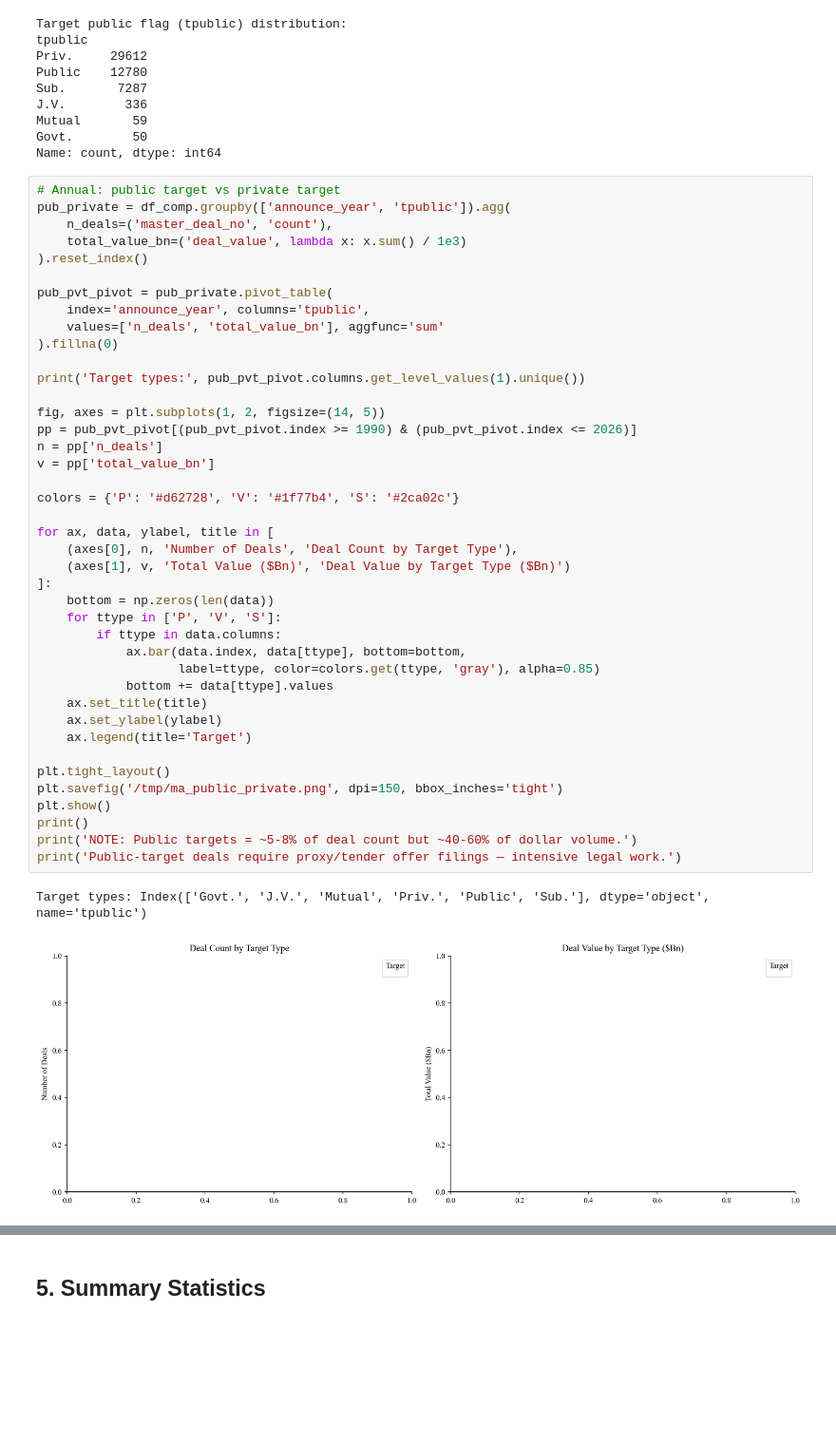
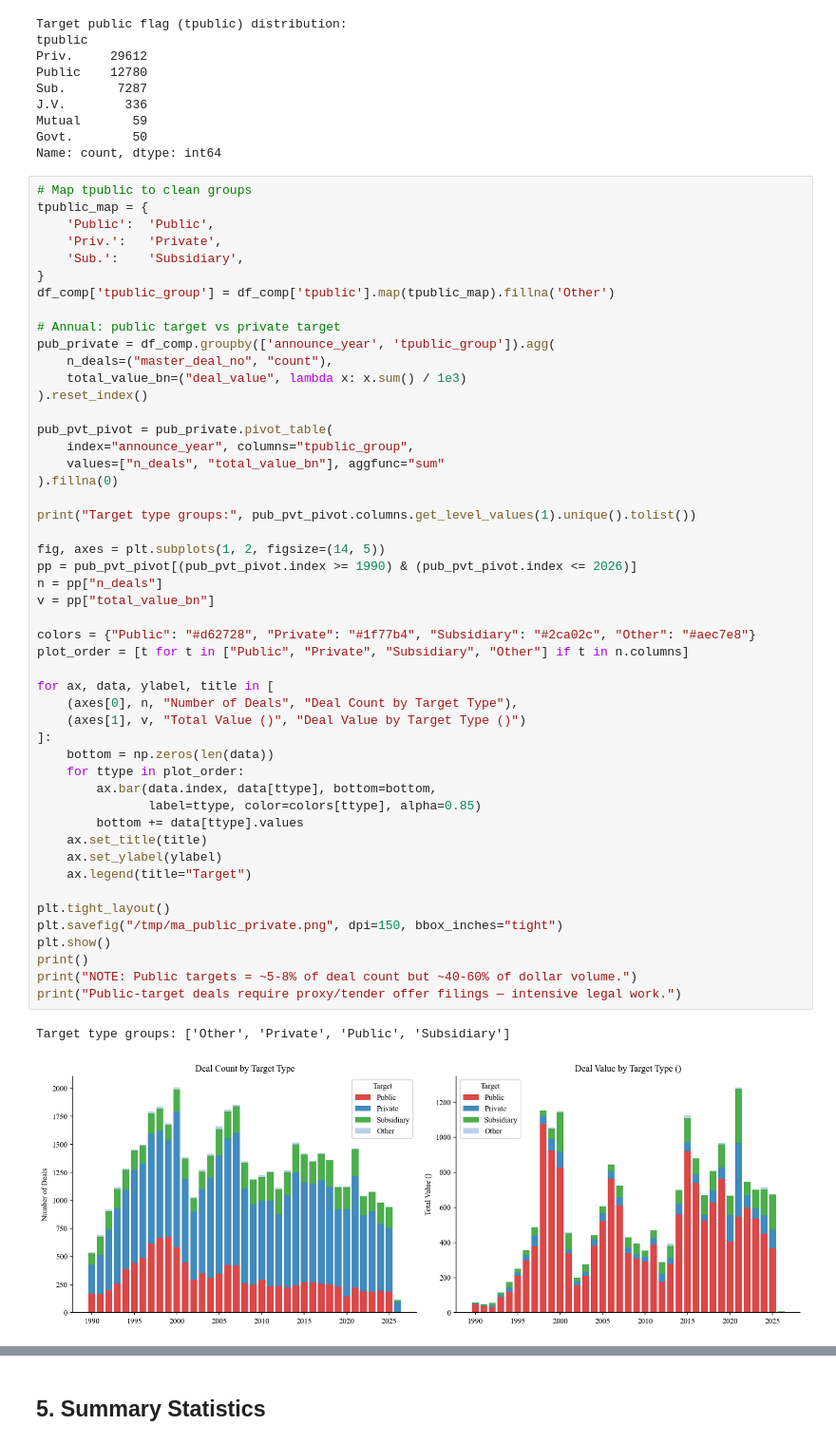
Before and after one commit to edwinhu/claude-plugins, a Jupyter notebook: skills/wrds/examples/sdc_ma_eda.ipynb, the cells around one changed output, grey strips where cells are left out. Shown at 95% size. Saved outputs shown, nothing was run; the diff lists cells and outputs as text; blank space fills up the shorter version.

Commit message:
fix: correct tpublic values in M&A public/private chart (Public/Priv./Sub. not P/V/S)
Co-Authored-By: Claude Sonnet 4.6 <noreply@anthropic.com>

```diff
--- a/skills/wrds/examples/sdc_ma_eda.ipynb
+++ b/skills/wrds/examples/sdc_ma_eda.ipynb
@@ -316,49 +316,57 @@ Mutual       59
 Govt.        50
 Name: count, dtype: int64
 # %%
+# Map tpublic to clean groups
+tpublic_map = {
+    'Public':  'Public',
+    'Priv.':   'Private',
+    'Sub.':    'Subsidiary',
+}
+df_comp['tpublic_group'] = df_comp['tpublic'].map(tpublic_map).fillna('Other')
+
 # Annual: public target vs private target
-pub_private = df_comp.groupby(['announce_year', 'tpublic']).agg(
-    n_deals=('master_deal_no', 'count'),
-    total_value_bn=('deal_value', lambda x: x.sum() / 1e3)
+pub_private = df_comp.groupby(['announce_year', 'tpublic_group']).agg(
+    n_deals=("master_deal_no", "count"),
+    total_value_bn=("deal_value", lambda x: x.sum() / 1e3)
 ).reset_index()
 
 pub_pvt_pivot = pub_private.pivot_table(
-    index='announce_year', columns='tpublic',
-    values=['n_deals', 'total_value_bn'], aggfunc='sum'
+    index="announce_year", columns="tpublic_group",
+    values=["n_deals", "total_value_bn"], aggfunc="sum"
 ).fillna(0)
 
-print('Target types:', pub_pvt_pivot.columns.get_level_values(1).unique())
+print("Target type groups:", pub_pvt_pivot.columns.get_level_values(1).unique().tolist())
 
 fig, axes = plt.subplots(1, 2, figsize=(14, 5))
 pp = pub_pvt_pivot[(pub_pvt_pivot.index >= 1990) & (pub_pvt_pivot.index <= 2026)]
-n = pp['n_deals']
-v = pp['total_value_bn']
+n = pp["n_deals"]
+v = pp["total_value_bn"]
 
-colors = {'P': '#d62728', 'V': '#1f77b4', 'S': '#2ca02c'}
+colors = {"Public": "#d62728", "Private": "#1f77b4", "Subsidiary": "#2ca02c", "Other": "#aec7e8"}
+plot_order = [t for t in ["Public", "Private", "Subsidiary", "Other"] if t in n.columns]
 
 for ax, data, ylabel, title in [
-    (axes[0], n, 'Number of Deals', 'Deal Count by Target Type'),
-    (axes[1], v, 'Total Value ($Bn)', 'Deal Value by Target Type ($Bn)')
+    (axes[0], n, "Number of Deals", "Deal Count by Target Type"),
+    (axes[1], v, "Total Value ()", "Deal Value by Target Type ()")
 ]:
     bottom = np.zeros(len(data))
-    for ttype in ['P', 'V', 'S']:
-        if ttype in data.columns:
-            ax.bar(data.index, data[ttype], bottom=bottom,
-                   label=ttype, color=colors.get(ttype, 'gray'), alpha=0.85)
-            bottom += data[ttype].values
+    for ttype in plot_order:
+        ax.bar(data.index, data[ttype], bottom=bottom,
+               label=ttype, color=colors[ttype], alpha=0.85)
+        bottom += data[ttype].values
     ax.set_title(title)
     ax.set_ylabel(ylabel)
-    ax.legend(title='Target')
+    ax.legend(title="Target")
 
 plt.tight_layout()
-plt.savefig('/tmp/ma_public_private.png', dpi=150, bbox_inches='tight')
+plt.savefig("/tmp/ma_public_private.png", dpi=150, bbox_inches="tight")
 plt.show()
 print()
-print('NOTE: Public targets = ~5-8% of deal count but ~40-60% of dollar volume.')
-print('Public-target deals require proxy/tender offer filings — intensive legal work.')
+print("NOTE: Public targets = ~5-8% of deal count but ~40-60% of dollar volume.")
+print("Public-target deals require proxy/tender offer filings — intensive legal work.")
 # %% [output]
-Target types: Index(['Govt.', 'J.V.', 'Mutual', 'Priv.', 'Public', 'Sub.'], dtype='object', name='tpublic')
+Target type groups: ['Other', 'Private', 'Public', 'Subsidiary']
-[figure, old version]
+[figure, new version]
 NOTE: Public targets = ~5-8% of deal count but ~40-60% of dollar volume.
 Public-target deals require proxy/tender offer filings — intensive legal work.
 # %% [markdown]
```
Also changed, not shown: parts of 1 cell of this notebook.
